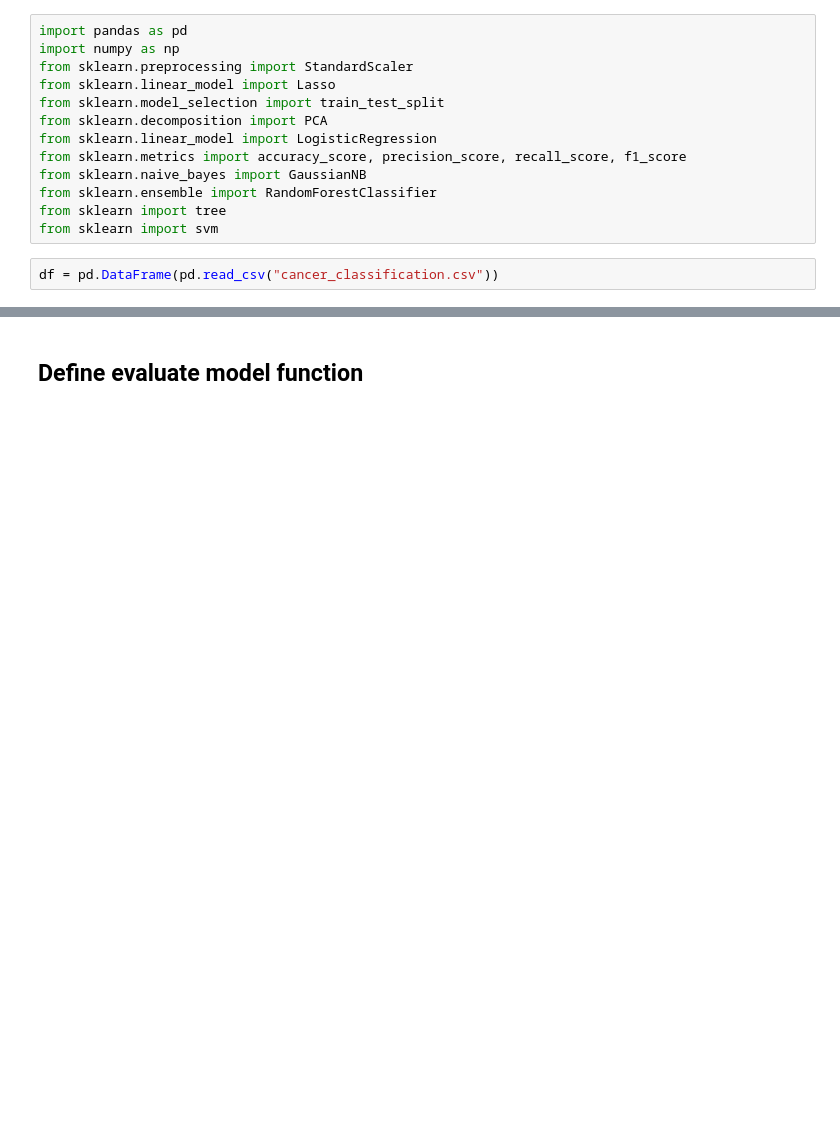
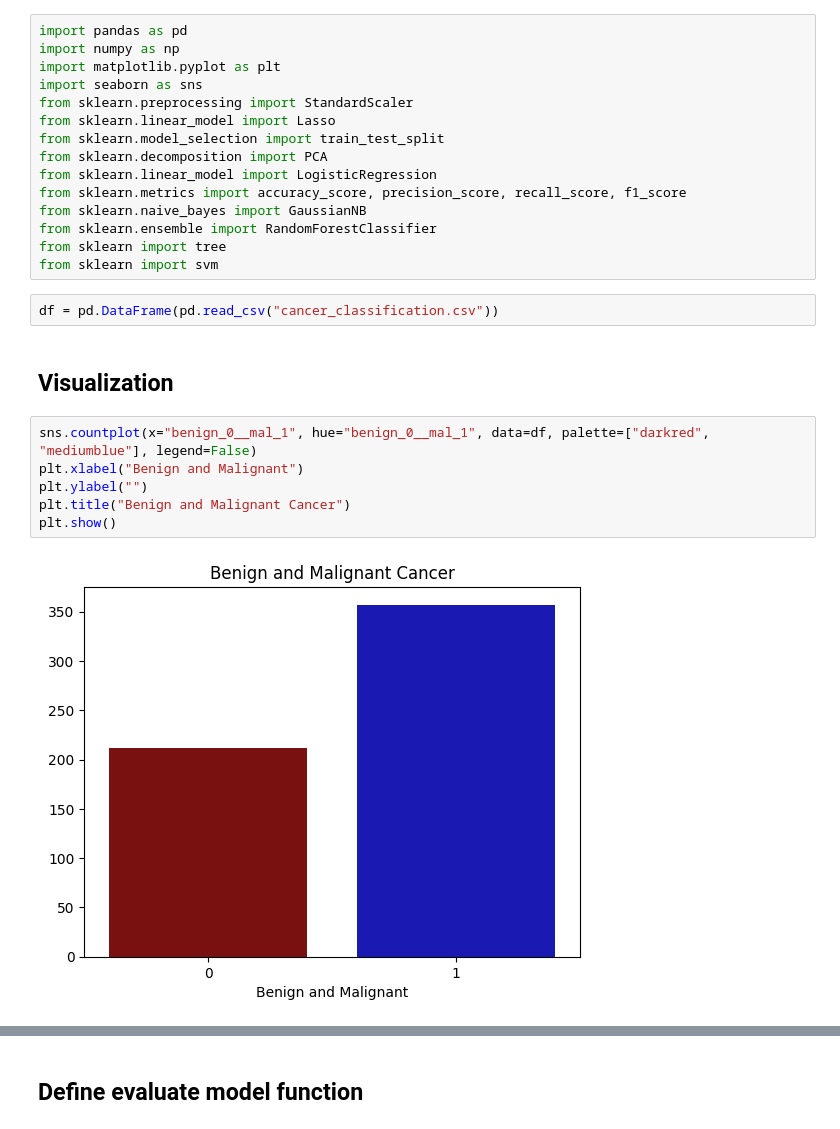
Before and after one commit to jacobrak/cancer-classification, a Jupyter notebook: Cancer_classification.ipynb, the cells around one changed output, grey strips where cells are left out. Saved outputs shown, nothing was run; the diff lists cells and outputs as text; blank space fills up the shorter version.

```diff
--- a/Cancer_classification.ipynb
+++ b/Cancer_classification.ipynb
@@ -1,6 +1,8 @@
 # %%
 import pandas as pd
 import numpy as np
+import matplotlib.pyplot as plt
+import seaborn as sns
 from sklearn.preprocessing import StandardScaler
 from sklearn.linear_model import Lasso
 from sklearn.model_selection import train_test_split
@@ -13,3 +15,13 @@ from sklearn import tree
 from sklearn import svm
 # %%
 df = pd.DataFrame(pd.read_csv("cancer_classification.csv"))
+# %% [markdown]
+## Visualization
+# %%
+sns.countplot(x="benign_0__mal_1", hue="benign_0__mal_1", data=df, palette=["darkred", "mediumblue"], legend=False)
+plt.xlabel("Benign and Malignant")
+plt.ylabel("")
+plt.title("Benign and Malignant Cancer")
+plt.show()
+# %% [output]
+[figure, added]
```
Also changed, not shown: parts of 1 cell of this notebook.
